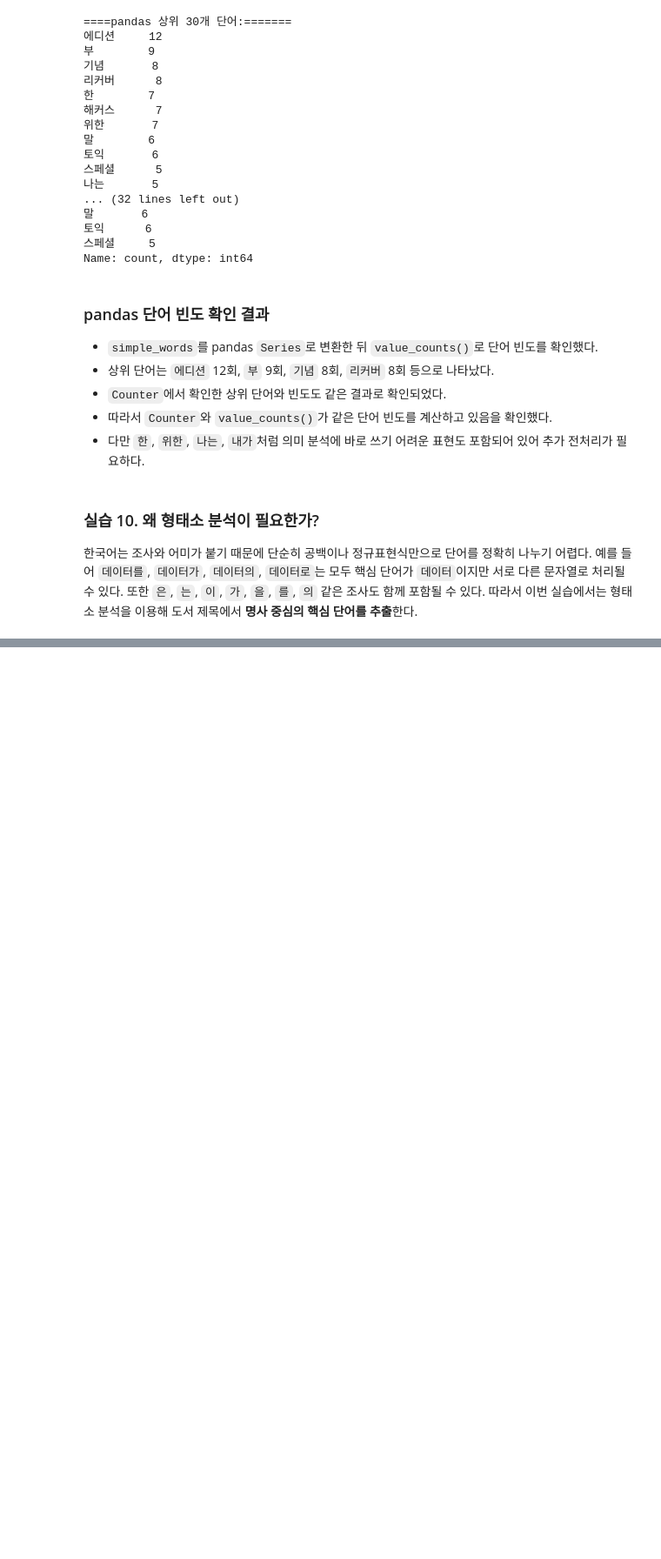
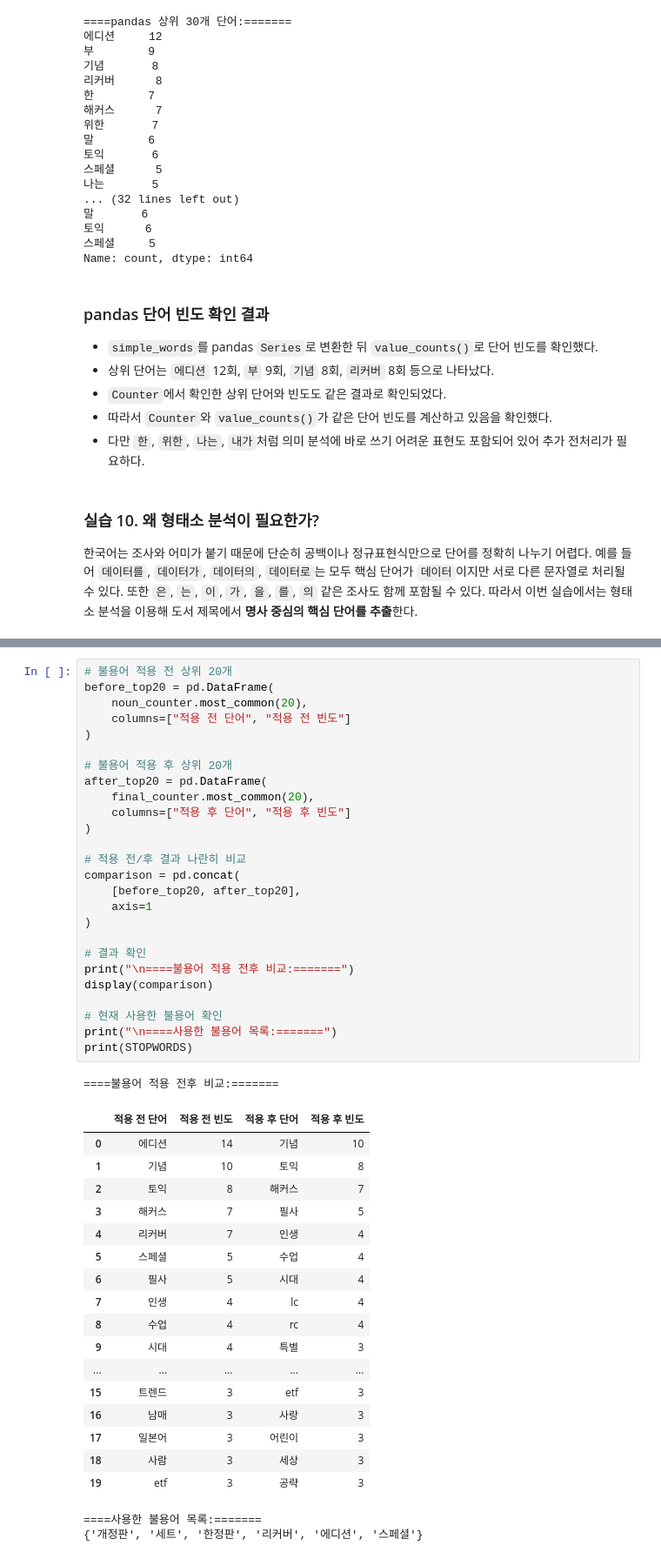
Before and after one commit to kyrdufmal-summer/llm-data-analysis-course, a Jupyter notebook: notebooks/book-text-ml/chapter02.ipynb, the cells around one changed output, grey strips where cells are left out. Shown at 87% size. Cells and saved outputs as stored; diff of their text form; blank space fills up the shorter version.

```diff
--- a/notebooks/book-text-ml/chapter02.ipynb
+++ b/notebooks/book-text-ml/chapter02.ipynb
@@ -502,0 +1354,47 @@ ModuleNotFoundError: No module named 'konlpy'
+# %%
+# 불용어 적용 전 상위 20개
+before_top20 = pd.DataFrame(
+    noun_counter.most_common(20),
+    columns=["적용 전 단어", "적용 전 빈도"]
+)
+
+# 불용어 적용 후 상위 20개
+after_top20 = pd.DataFrame(
+    final_counter.most_common(20),
+    columns=["적용 후 단어", "적용 후 빈도"]
+)
+
+# 적용 전/후 결과 나란히 비교
+comparison = pd.concat(
+    [before_top20, after_top20],
+    axis=1
+)
+
+# 결과 확인
+print("\n====불용어 적용 전후 비교:=======")
+display(comparison)
+
+# 현재 사용한 불용어 확인
+print("\n====사용한 불용어 목록:=======")
+print(STOPWORDS)
+# %% [output]
+====불용어 적용 전후 비교:=======
+|  | 적용 전 단어 | 적용 전 빈도 | 적용 후 단어 | 적용 후 빈도 |
+| 0 | 에디션 | 14 | 기념 | 10 |
+| 1 | 기념 | 10 | 토익 | 8 |
+| 2 | 토익 | 8 | 해커스 | 7 |
+| 3 | 해커스 | 7 | 필사 | 5 |
+| 4 | 리커버 | 7 | 인생 | 4 |
+| 5 | 스페셜 | 5 | 수업 | 4 |
+| 6 | 필사 | 5 | 시대 | 4 |
+| 7 | 인생 | 4 | lc | 4 |
+| 8 | 수업 | 4 | rc | 4 |
+| 9 | 시대 | 4 | 특별 | 3 |
+| ... | ... | ... | ... | ... |
+| 15 | 트렌드 | 3 | etf | 3 |
+| 16 | 남매 | 3 | 사랑 | 3 |
+| 17 | 일본어 | 3 | 어린이 | 3 |
+| 18 | 사람 | 3 | 세상 | 3 |
+| 19 | etf | 3 | 공략 | 3 |
+====사용한 불용어 목록:=======
+{'개정판', '세트', '한정판', '리커버', '에디션', '스페셜'}
```
Also changed, not shown: parts of 55 cells of this notebook, 3 other files.
